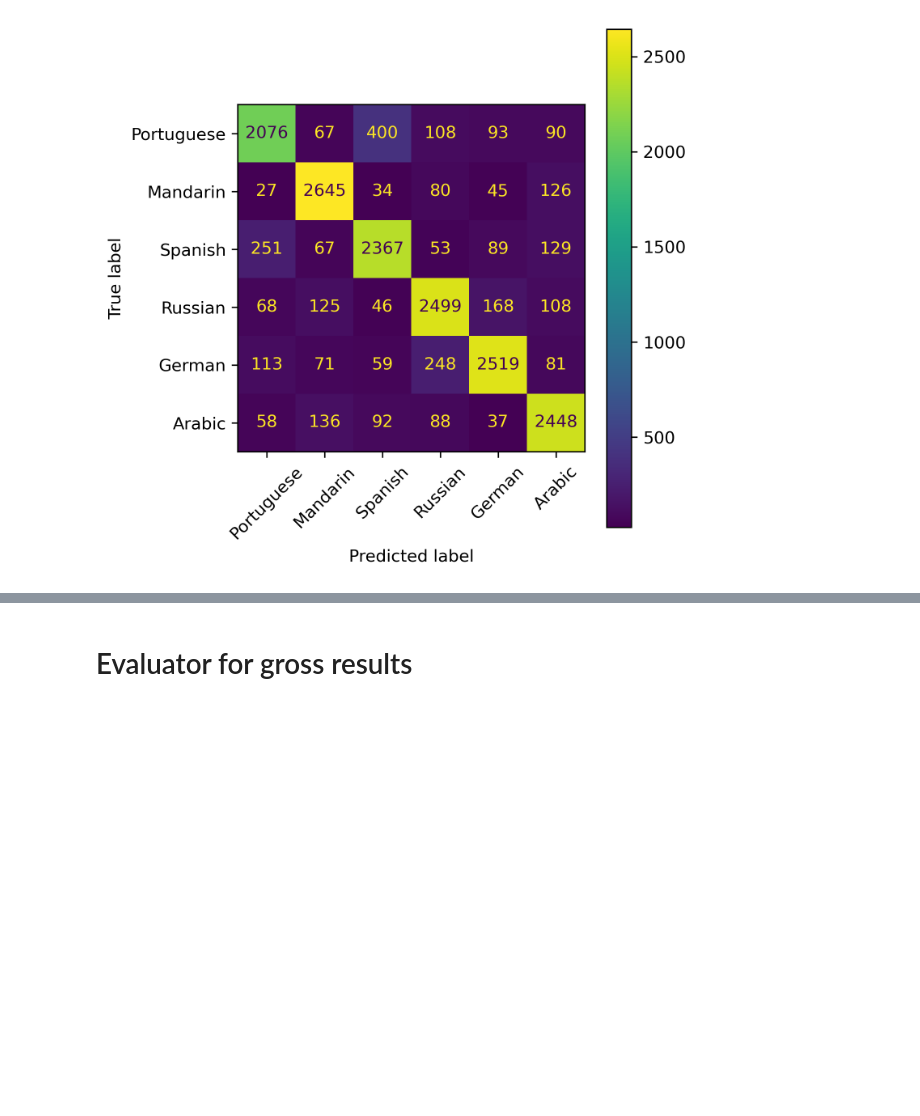
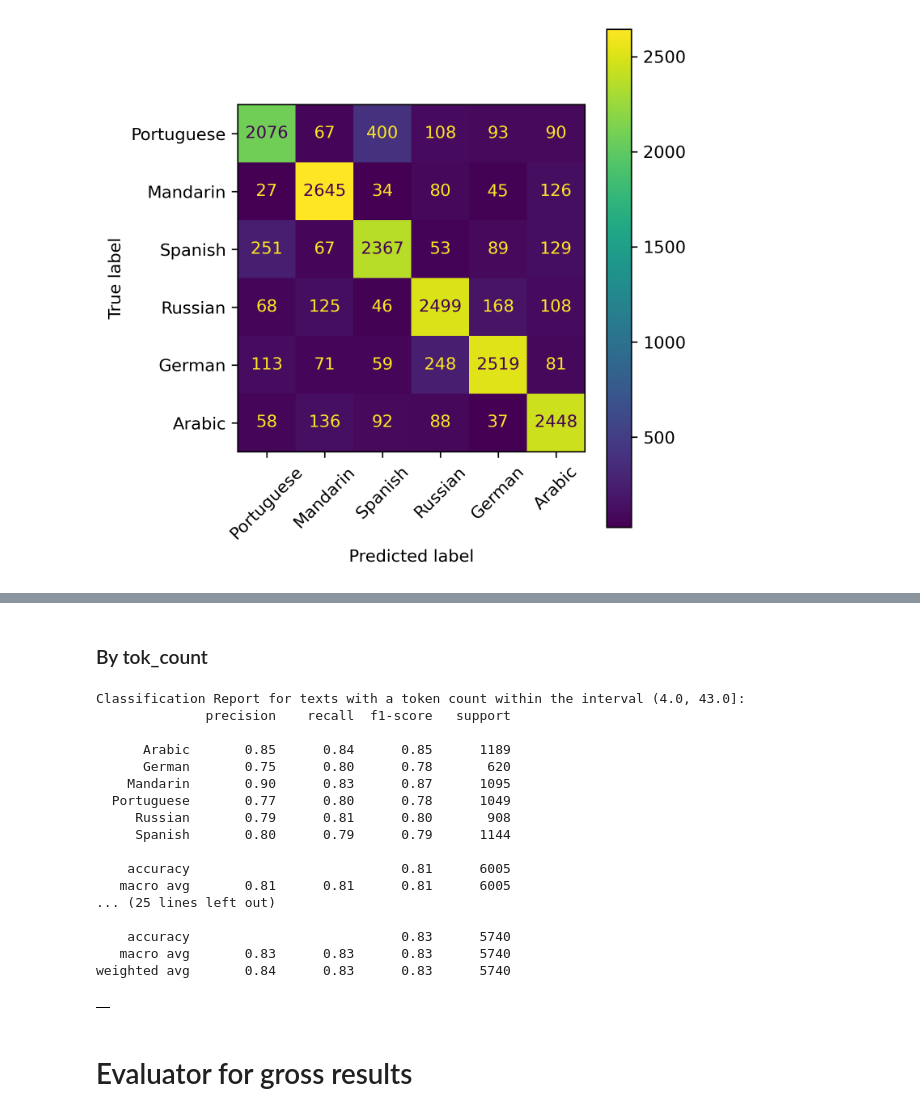
Before and after one commit to langdonholmes/nli-transformers-showcase, a Jupyter notebook: src/eval_model.ipynb, the cells around one changed output, grey strips where cells are left out. Saved outputs shown, nothing was run; the diff lists cells and outputs as text; code cells hidden in the pictures; blank space fills up the shorter version.

```diff
--- a/src/eval_model.ipynb
+++ b/src/eval_model.ipynb
@@ -46,3 +112,36 @@ disp.figure_.savefig('../images/confusion-matrix-1.png')
+# %% [markdown]
+### By tok_count
+# %%
+df['toks'] = df['text'].str.split(' ').str.len()
+# %%
+df.groupby(
+    pd.qcut(
+        df['toks'],
+        3,
+        precision=0,
+        # labels=['low', 'medium', 'high'],
+        # ordered=True,
+    )
+).apply(lambda x: crp(x, title_str=f'Classification Report for texts with a token count within the interval {x.name}:'))
+# %% [output]
+Classification Report for texts with a token count within the interval (4.0, 43.0]:
+              precision    recall  f1-score   support
+
+      Arabic       0.85      0.84      0.85      1189
+      German       0.75      0.80      0.78       620
+    Mandarin       0.90      0.83      0.87      1095
+  Portuguese       0.77      0.80      0.78      1049
+     Russian       0.79      0.81      0.80       908
+     Spanish       0.80      0.79      0.79      1144
+
+    accuracy                           0.81      6005
+   macro avg       0.81      0.81      0.81      6005
+... (25 lines left out)
+
+    accuracy                           0.83      5740
+   macro avg       0.83      0.83      0.83      5740
+weighted avg       0.84      0.83      0.83      5740
+|  |
 # %% [markdown]
 # Evaluator for gross results
 # %%
```
Also changed, not shown: parts of 7 cells of this notebook, 8 other files.
